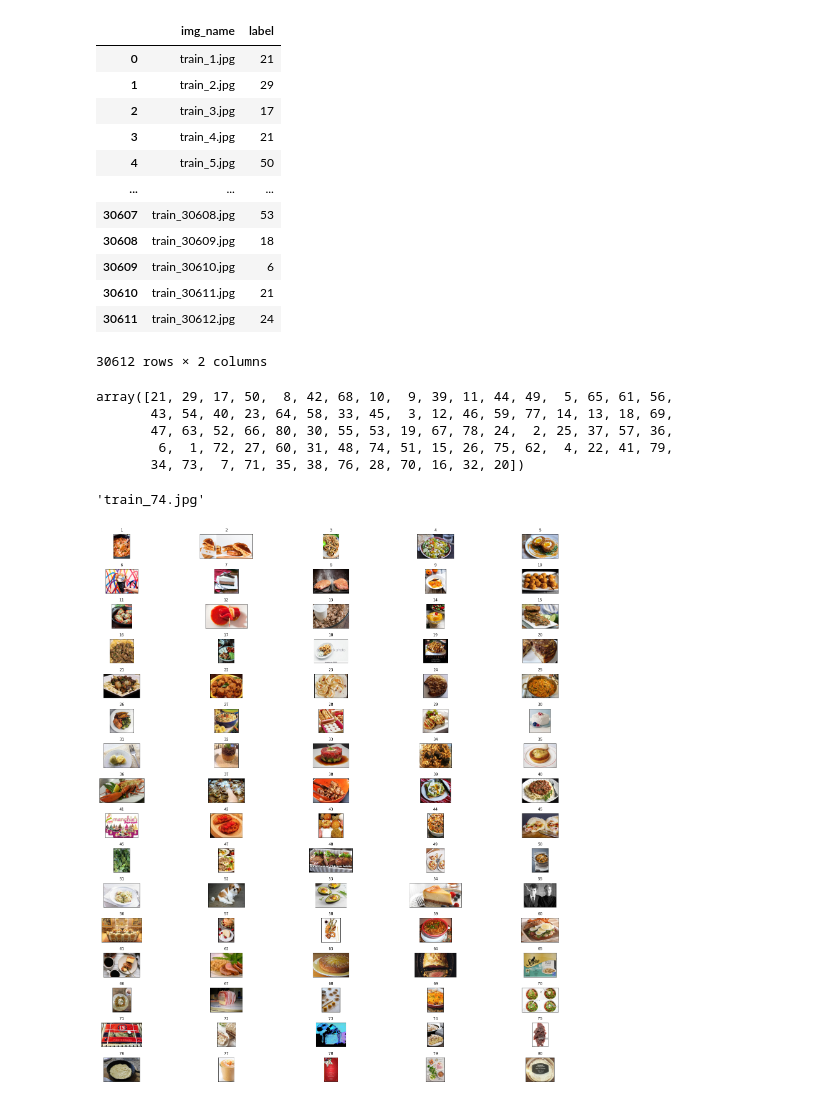
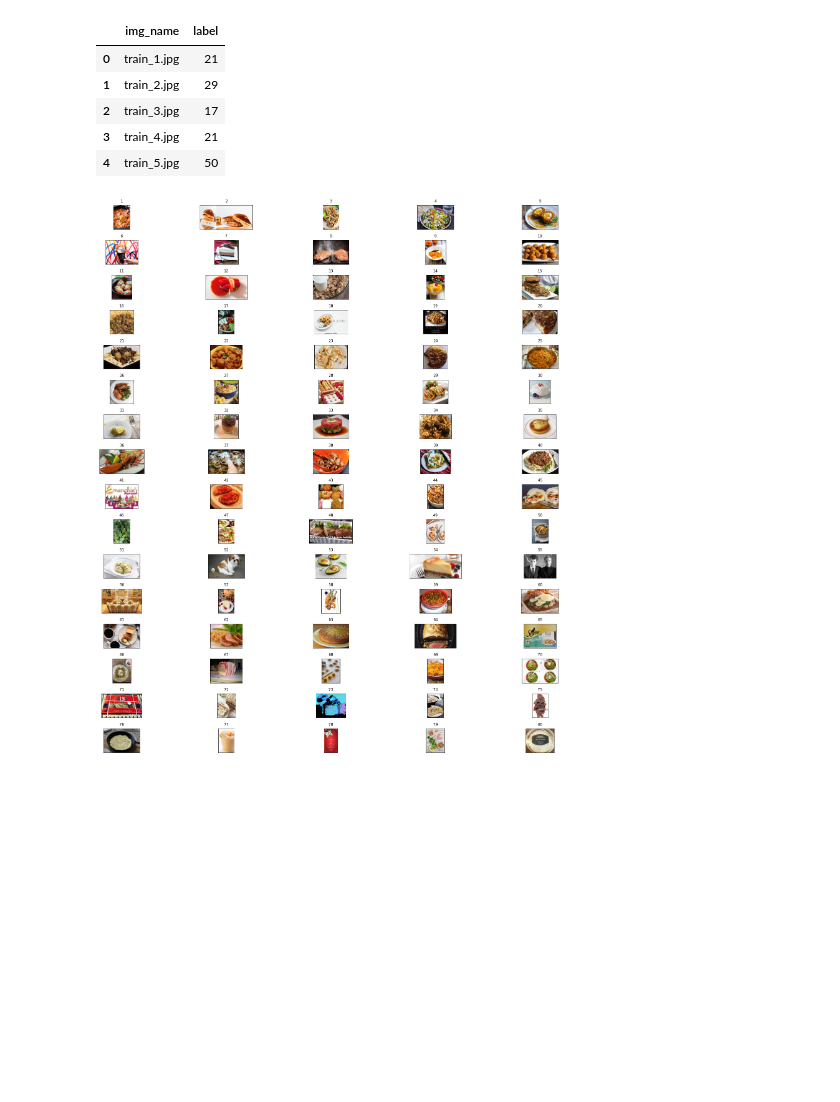
Before and after one commit to martijn1815/AML_G11, a Jupyter notebook: notebook_jop.ipynb, the cells around one changed output. Saved outputs shown, nothing was run; the diff lists cells and outputs as text; code cells hidden in the pictures; blank space fills up the shorter version.

```diff
--- a/notebook_jop.ipynb
+++ b/notebook_jop.ipynb
@@ -4,33 +4,13 @@ import matplotlib.pyplot as plt
 import numpy as np
 import os
 # %%
-df = pd.read_csv("train_labels.csv")
-df
+df_train = pd.read_csv("train_labels.csv")
+df_train.head(5)
 # %% [output]
 |  | img_name | label |
 | 0 | train_1.jpg | 21 |
 | 1 | train_2.jpg | 29 |
 | 2 | train_3.jpg | 17 |
 | 3 | train_4.jpg | 21 |
 | 4 | train_5.jpg | 50 |
-| ... | ... | ... |
-| 30607 | train_30608.jpg | 53 |
-| 30608 | train_30609.jpg | 18 |
-| 30609 | train_30610.jpg | 6 |
-| 30610 | train_30611.jpg | 21 |
-| 30611 | train_30612.jpg | 24 |
-30612 rows × 2 columns
-# %%
-example_df = df.drop_duplicates(subset ="label", keep = "first", inplace = False)
-# %% [output]
-array([21, 29, 17, 50,  8, 42, 68, 10,  9, 39, 11, 44, 49,  5, 65, 61, 56,
-       43, 54, 40, 23, 64, 58, 33, 45,  3, 12, 46, 59, 77, 14, 13, 18, 69,
-       47, 63, 52, 66, 80, 30, 55, 53, 19, 67, 78, 24,  2, 25, 37, 57, 36,
-        6,  1, 72, 27, 60, 31, 48, 74, 51, 15, 26, 75, 62,  4, 22, 41, 79,
-       34, 73,  7, 71, 35, 38, 76, 28, 70, 16, 32, 20])
-# %%
-food_id = 1
-example_df.loc[example_df["label"] == food_id, "img_name"].values[0]
-# %% [output]
-'train_74.jpg'
 # %%
```
Also changed, not shown: parts of 3 cells of this notebook, 2 other files.
